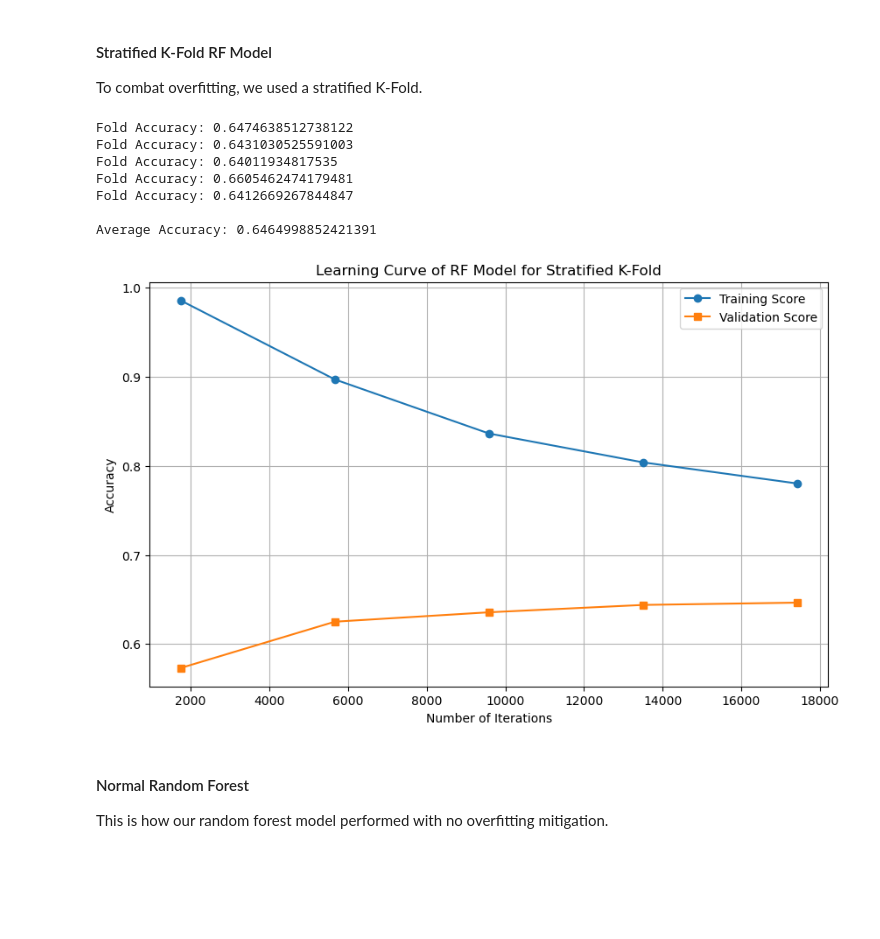
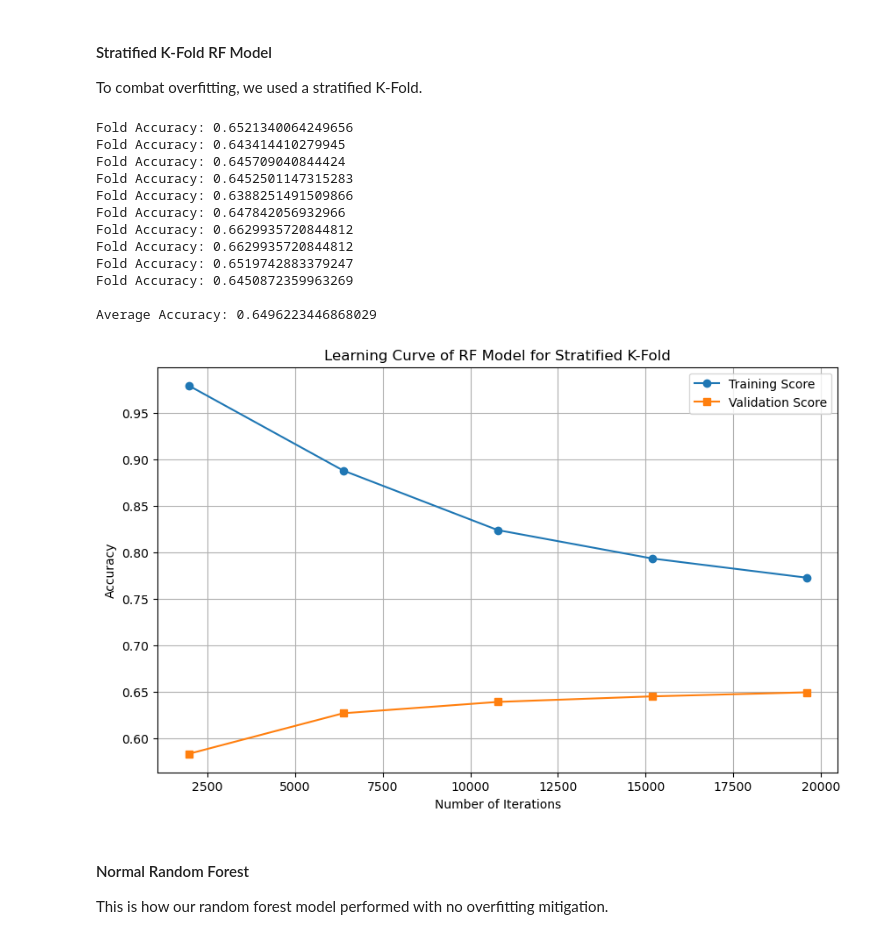
Before and after one commit to gfernan5/galaxy_classifier, a Jupyter notebook: galaxy_classifier.ipynb, the cells around one changed output. Saved outputs shown, nothing was run; the diff lists cells and outputs as text; code cells hidden in the pictures; blank space fills up the shorter version.

```diff
--- a/galaxy_classifier.ipynb
+++ b/galaxy_classifier.ipynb
@@ -256,7 +286,7 @@ import pandas as pd
 rf_model = RandomForestClassifier(n_estimators=100, max_depth=10, random_state=42, n_jobs=-1)
 
 # k-stratified data
-skf = StratifiedKFold(n_splits = 5, random_state=42, shuffle=True)
+skf = StratifiedKFold(n_splits = 10, random_state=42, shuffle=True)
 
 # adjust X and y
 X = pd.DataFrame(X)
@@ -283,22 +313,33 @@ for train_index, test_index in skf.split(X, y):
 
 print(f'\nAverage Accuracy: {sum(accuracy_scores) / len(accuracy_scores)}')
 # %% [output]
-Fold Accuracy: 0.6474638512738122
-Fold Accuracy: 0.6431030525591003
-Fold Accuracy: 0.64011934817535
-Fold Accuracy: 0.6605462474179481
-Fold Accuracy: 0.6412669267844847
+Fold Accuracy: 0.6521340064249656
+Fold Accuracy: 0.643414410279945
+Fold Accuracy: 0.645709040844424
+Fold Accuracy: 0.6452501147315283
+Fold Accuracy: 0.6388251491509866
+Fold Accuracy: 0.647842056932966
+Fold Accuracy: 0.6629935720844812
+Fold Accuracy: 0.6629935720844812
+Fold Accuracy: 0.6519742883379247
+Fold Accuracy: 0.6450872359963269
 
-Average Accuracy: 0.6464998852421391
+Average Accuracy: 0.6496223446868029
 # %%
 # Learning curve for kfold (15 minutes)
 y = pd.Series(y)  # Convert y to a Series instead of DataFrame
 
 # Get learning curve data
-train_sizes_k, train_scores_k, test_scores_k = learning_curve(
+train_sizes, train_scores, test_scores = learning_curve(
     rf_model, X, y,
     cv=skf,
     scoring='accuracy',
     n_jobs=-1,
     train_sizes=np.linspace(0.1, 1.0, 5)
 )
+
+# Calculate mean and std
+train_scores_mean = train_scores.mean(axis=1)
+train_scores_std = train_scores.std(axis=1)
+test_scores_mean = test_scores.mean(axis=1)
+test_scores_std = test_scores.std(axis=1)
@@ -311,16 +346,16 @@ test_scores_std_k = test_scores_k.std(axis=1)
 # %%
 # Plot
 plt.figure(figsize=(10, 6))
-plt.plot(train_sizes_k, train_scores_mean_k, label="Training Score", marker='o')
-plt.plot(train_sizes_k, test_scores_mean_k, label="Validation Score", marker='s')
+plt.plot(train_sizes, train_scores_mean, label="Training Score", marker='o')
+plt.plot(train_sizes, test_scores_mean, label="Validation Score", marker='s')
 plt.title("Learning Curve of RF Model for Stratified K-Fold")
 plt.xlabel("Number of Iterations")
 plt.ylabel("Accuracy")
 plt.legend()
 plt.grid(True)
 plt.show()
 # %% [output]
-[figure, old version]
+[figure, new version]
 # %% [markdown]
 #### Normal Random Forest
 This is how our random forest model performed with no overfitting mitigation.
```
Also changed, not shown: parts of 14 cells of this notebook.
